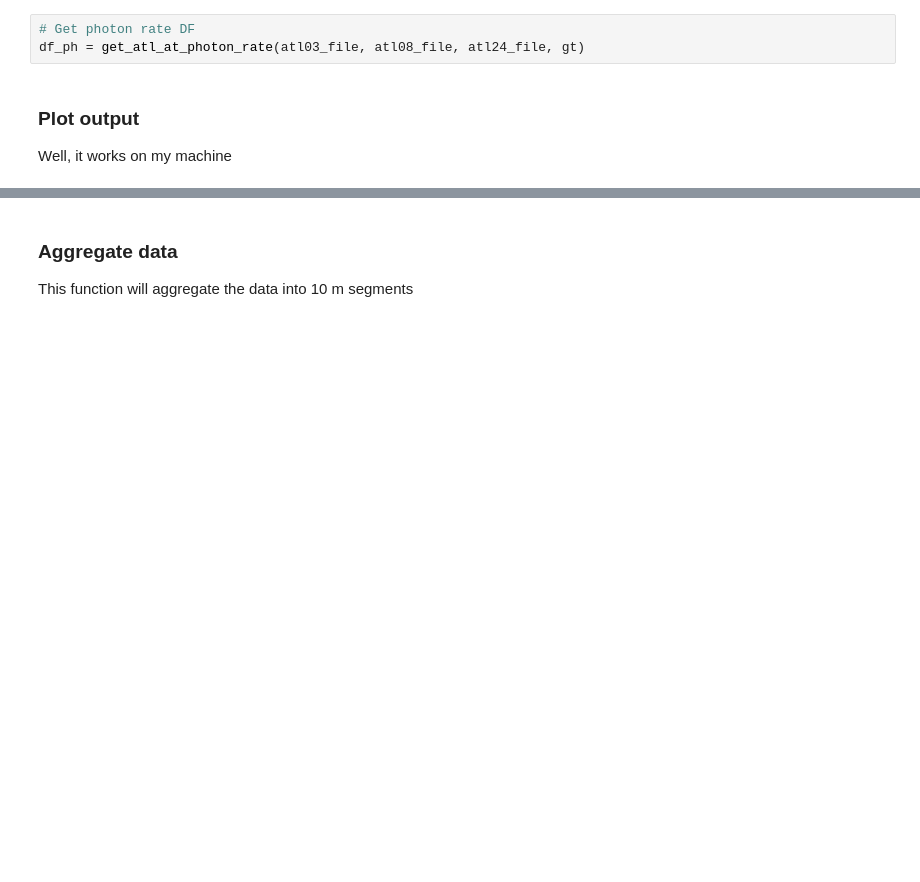
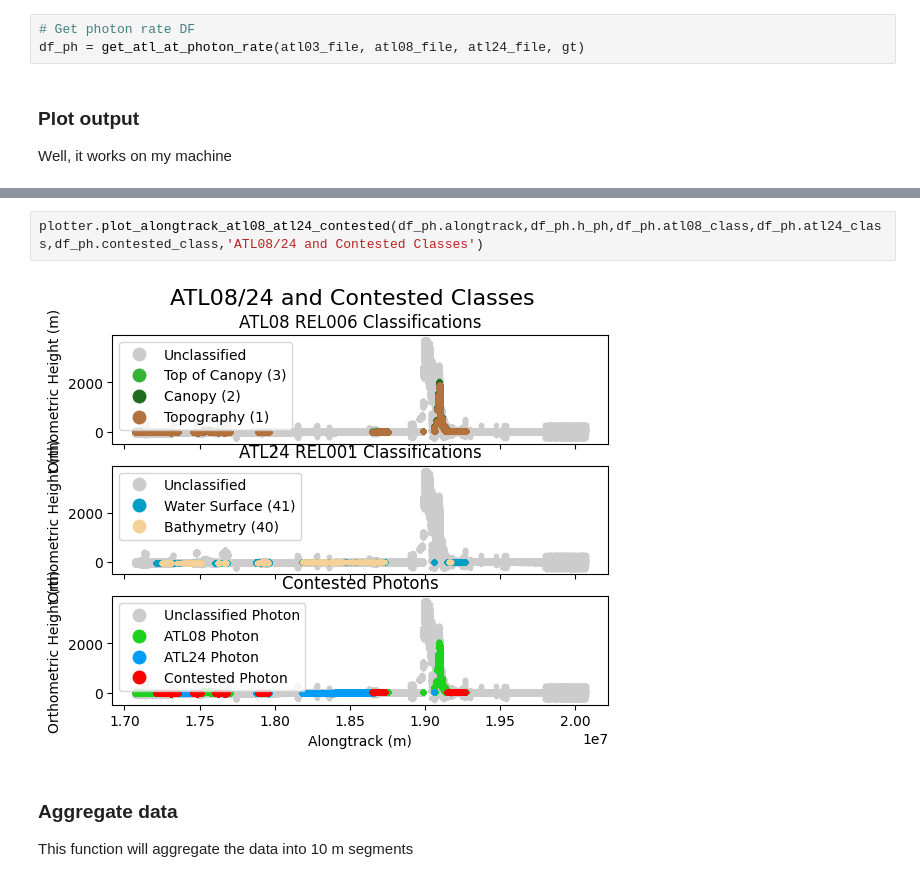
Before and after one commit to ejguenther/icesat2_topobathy, a Jupyter notebook: demo.ipynb, the cells around one changed output, grey strips where cells are left out. Drawn from its saved outputs; the diff is of its cells as text; blank space fills up the shorter version.

```diff
--- a/demo.ipynb
+++ b/demo.ipynb
@@ -48,3 +54,7 @@ plotter.plot_alongtrack(df_ph.alongtrack, df_ph.h_ph, df_ph.combined_class,'Exam
+# %%
+plotter.plot_alongtrack_atl08_atl24_contested(df_ph.alongtrack,df_ph.h_ph,df_ph.atl08_class,df_ph.atl24_class,df_ph.contested_class,'ATL08/24 and Contested Classes')
+# %% [output]
+[figure, added]
 # %% [markdown]
 ### Aggregate data
 
```
Also changed, not shown: parts of 3 cells of this notebook, 5 other files.
